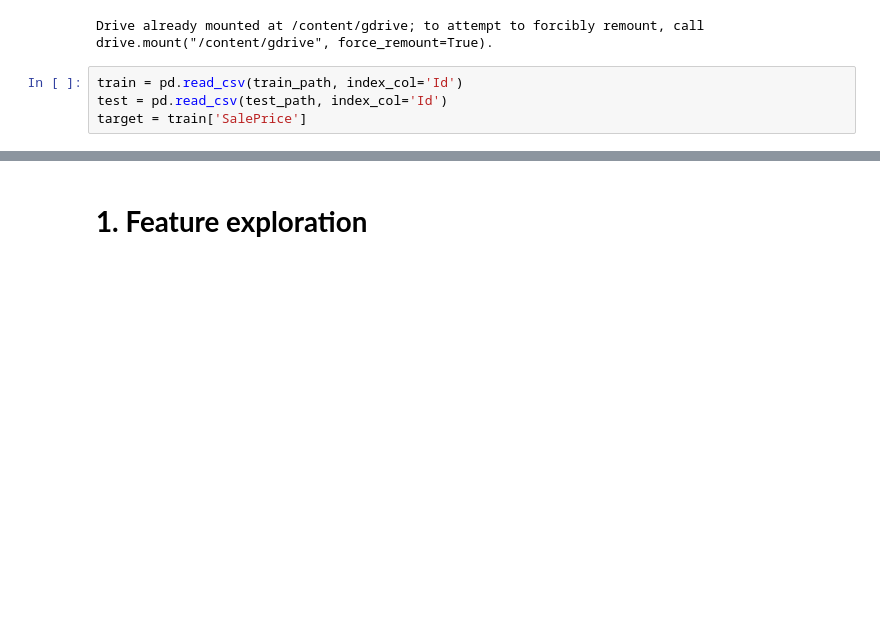
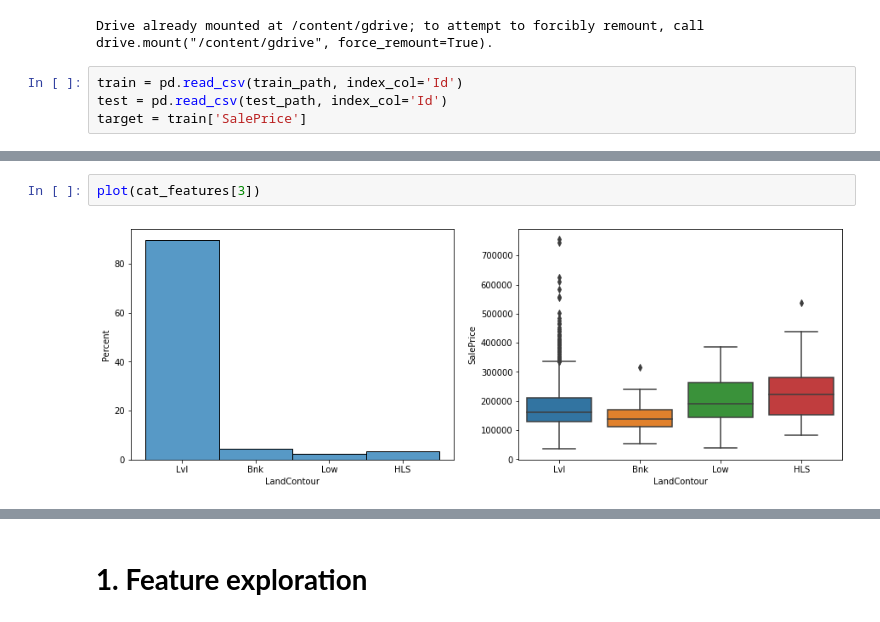
Before and after one commit to PashaIanko/Kaggle.HousePrices, a Jupyter notebook: House_Prices.ipynb, the cells around one changed output, grey strips where cells are left out. Cells and saved outputs as stored; diff of their text form; blank space fills up the shorter version.

```diff
--- a/House_Prices.ipynb
+++ b/House_Prices.ipynb
@@ -291,0 +414,4 @@ target = train['SalePrice']
+# %%
+plot(cat_features[3])
+# %% [output]
+[figure, added]
```
Also changed, not shown: parts of 30 cells of this notebook.
